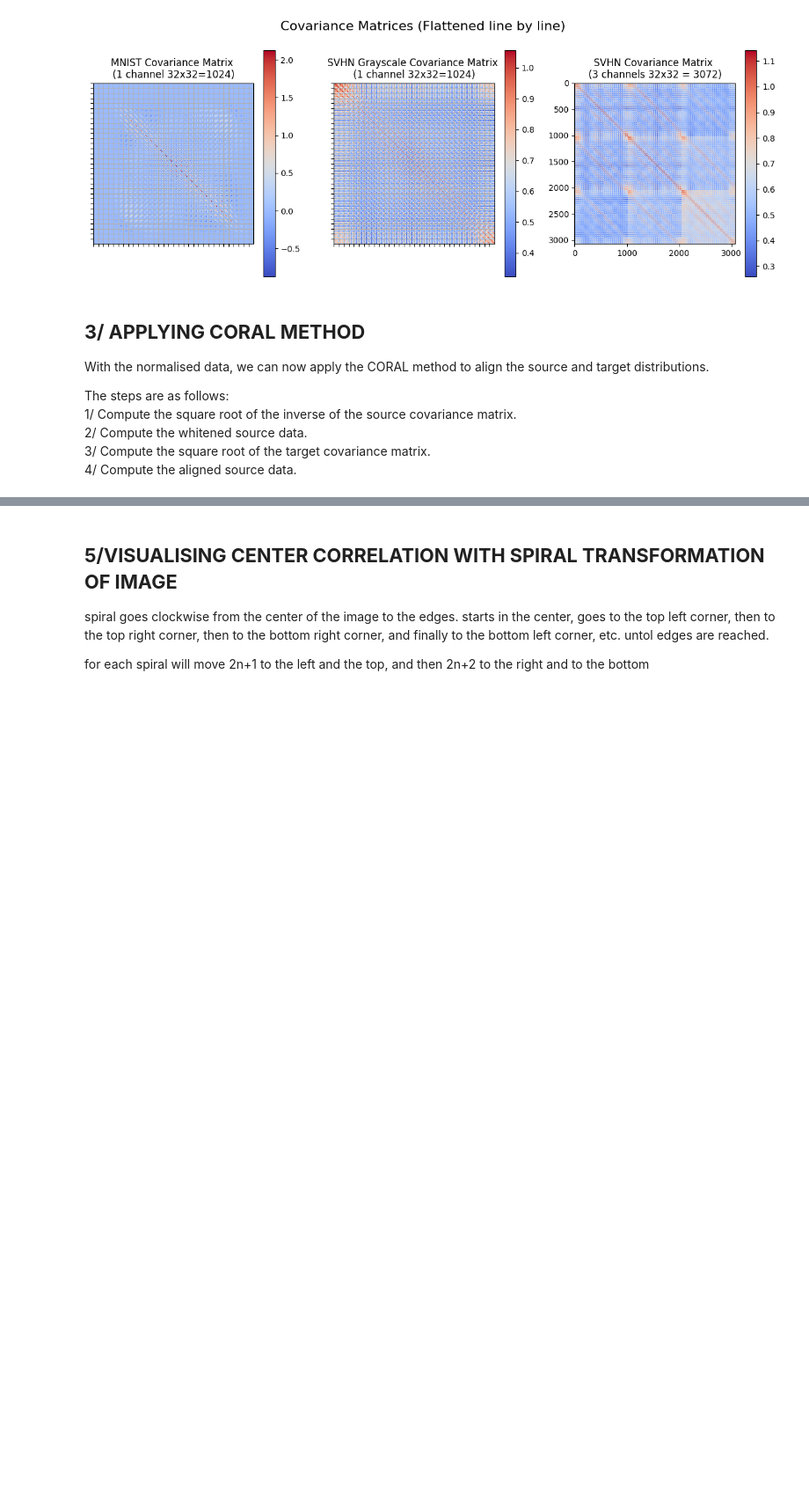
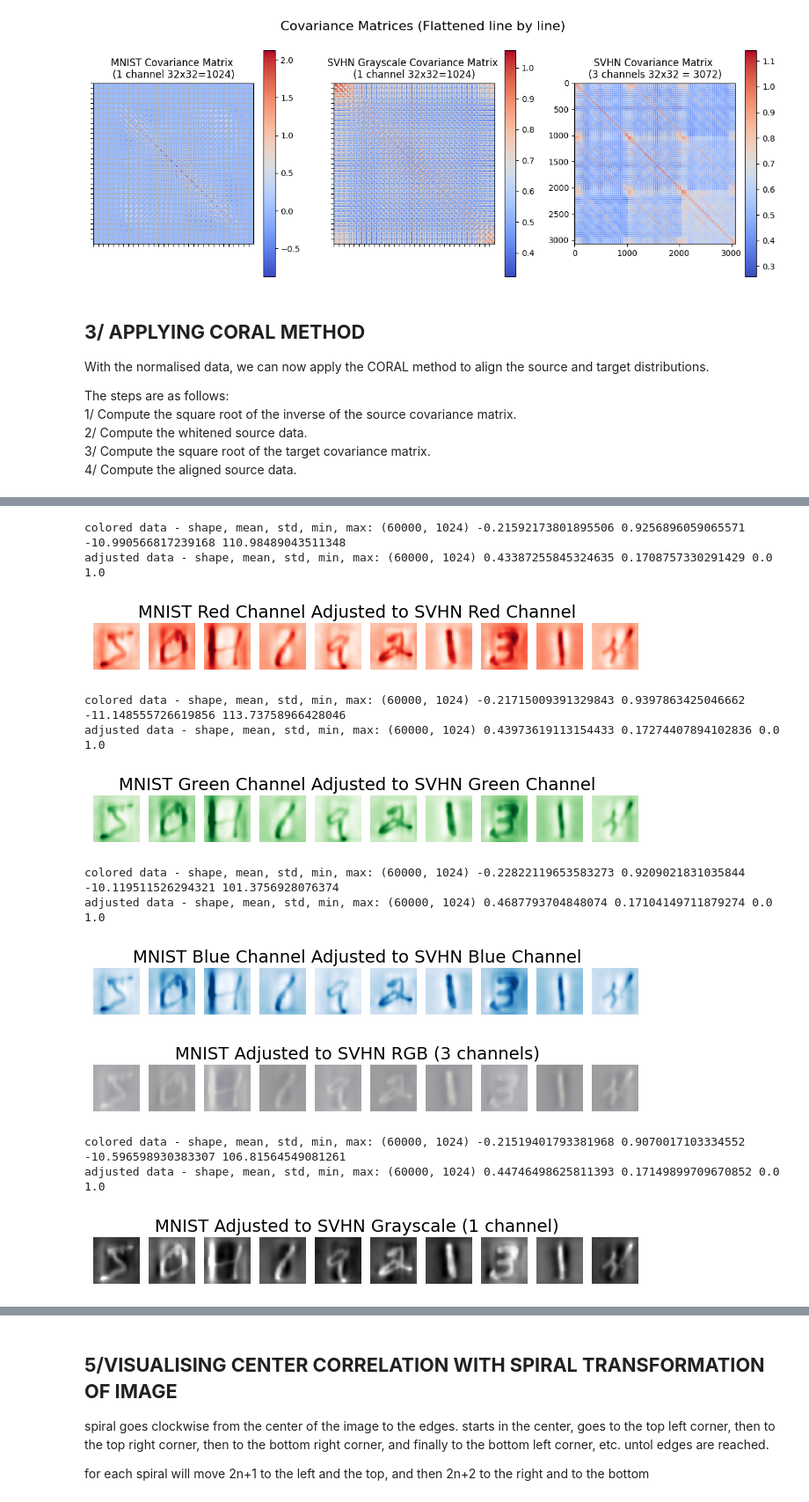
Before and after one commit to anaele-paris/domain_adaptation_MNIST_SVHN, a Jupyter notebook: CORAL_METHOD_32.ipynb, the cells around one changed output, grey strips where cells are left out. Shown at 88% size. Drawn from its saved outputs; the diff is of its cells as text; code cells hidden in the pictures; blank space fills up the shorter version.

```diff
--- a/CORAL_METHOD_32.ipynb
+++ b/CORAL_METHOD_32.ipynb
@@ -493 +442,60 @@ torch.save({
+# %%
+# APPLY CORAL METHOD TO MNIST TRAIN WITH SVHN
+# (3 channels - red, green, blue + Grayscale)
+###############################################
+
+# MNIST COLORIZED WITH SVHN 3 CHANNELS
+#-------------------------------------
+
+# RED CHANNEL
+red = svhn_norm_np_flat[:,:1024]
+red_colored = apply_CORAL(mnist_norm_np_flat, red, svhn_mean_channels[0].cpu().numpy(), svhn_std_channels[0].cpu().numpy()) # adjust to SVHN red channel
+red_colored_img = red_colored.reshape(-1, 32, 32)
+plot_images(red_colored_img, 'MNIST Red Channel Adjusted to SVHN Red Channel','Reds')
+
+# GREEN CHANNEL
+green = svhn_norm_np_flat[:,1024:2048]
+green_colored = apply_CORAL(mnist_norm_np_flat, green, svhn_mean_channels[1].cpu().numpy(), svhn_std_channels[1].cpu().numpy()) # adjust to SVHN green channel
+green_colored_img = green_colored.reshape(-1, 32, 32)
+plot_images(green_colored_img, 'MNIST Green Channel Adjusted to SVHN Green Channel','Greens')
+
+# BLUE CHANNEL
+blue = svhn_norm_np_flat[:,2048:]
+blue_colored = apply_CORAL(mnist_norm_np_flat, blue, svhn_mean_channels[2].cpu().numpy(), svhn_std_channels[2].cpu().numpy()) # adjust to SVHN blue channel
+blue_colored_img = blue_colored.reshape(-1, 32, 32)
+plot_images(blue_colored_img, 'MNIST Blue Channel Adjusted to SVHN Blue Channel','Blues')
+
+# (COMBINE RED GREEN BLUE CHANNELS)
+mnist_colorized_RGB = np.zeros((len(mnist_norm_np_flat), 32, 32, 3))
+mnist_colorized_RGB[:,:,:,0] = red_colored_img
+mnist_colorized_RGB[:,:,:,1] = green_colored_img
+mnist_colorized_RGB[:,:,:,2] = blue_colored_img
+plot_images(mnist_colorized_RGB, 'MNIST Adjusted to SVHN RGB (3 channels)')
+
+with open('mnist_colorized_RGB.pkl', 'wb') as f:
+    pickle.dump(mnist_colorized_RGB, f)
+
+# MNIST COLORIZED WITH SVHN GRAYSCALE
+#-------------------------------------
+gray = svhn_gray_norm_np_flat
+gray_colored = apply_CORAL(mnist_norm_np_flat, gray, svhn_mean.cpu().numpy(), svhn_std.cpu().numpy()) # adjust to SVHN gray channel
+gray_colored_img = gray_colored.reshape(-1, 32, 32)
+plot_images(gray_colored_img, 'MNIST Adjusted to SVHN Grayscale (1 channel)')
+
+with open('mnist_colorized_gray.pkl', 'wb') as f:
+    pickle.dump(gray_colored_img, f)
+# %% [output]
+colored data - shape, mean, std, min, max: (60000, 1024) -0.21592173801895506 0.9256896059065571 -10.990566817239168 110.98489043511348
+adjusted data - shape, mean, std, min, max: (60000, 1024) 0.43387255845324635 0.1708757330291429 0.0 1.0
+[figure, added]
+colored data - shape, mean, std, min, max: (60000, 1024) -0.21715009391329843 0.9397863425046662 -11.148555726619856 113.73758966428046
+adjusted data - shape, mean, std, min, max: (60000, 1024) 0.43973619113154433 0.17274407894102836 0.0 1.0
+[figure, added]
+colored data - shape, mean, std, min, max: (60000, 1024) -0.22822119653583273 0.9209021831035844 -10.119511526294321 101.3756928076374
+adjusted data - shape, mean, std, min, max: (60000, 1024) 0.4687793704848074 0.17104149711879274 0.0 1.0
+[figure, added]
+[figure, added]
+colored data - shape, mean, std, min, max: (60000, 1024) -0.21519401793381968 0.9070017103334552 -10.596598930383307 106.81564549081261
+adjusted data - shape, mean, std, min, max: (60000, 1024) 0.44746498625811393 0.17149899709670852 0.0 1.0
+[figure, added]
 # %%
```
Also changed, not shown: parts of 12 cells of this notebook, 2 other files.
